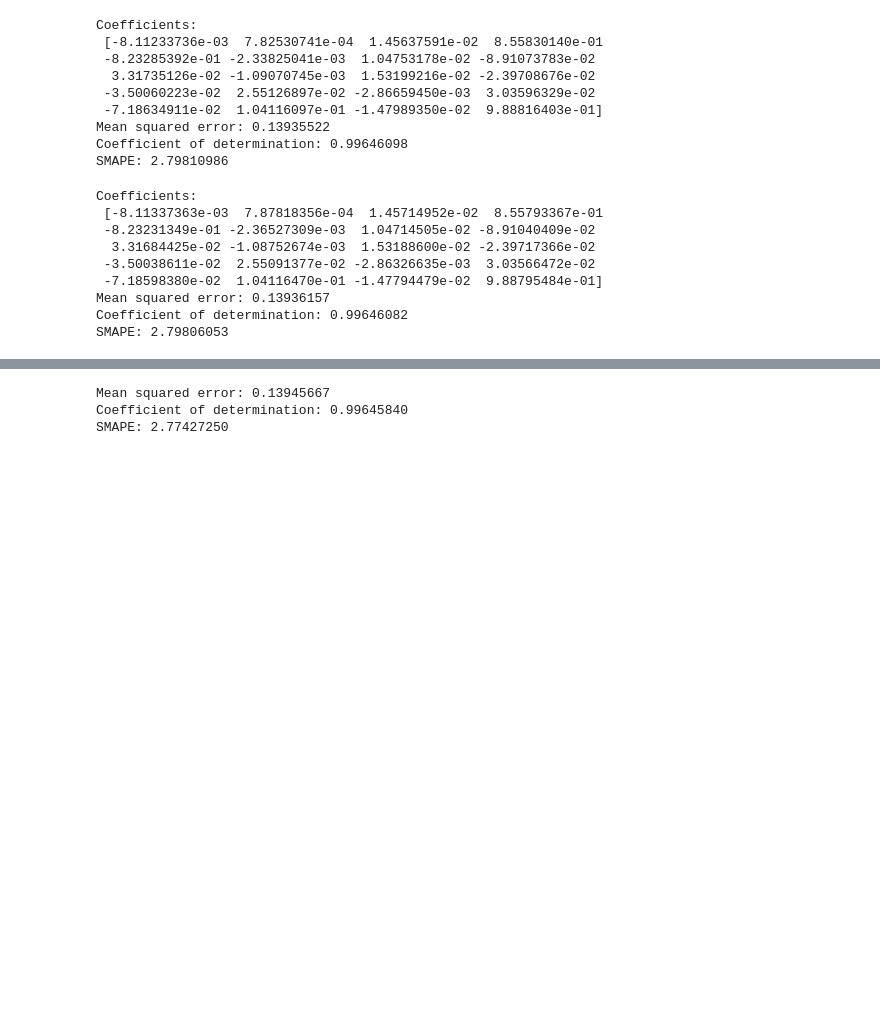
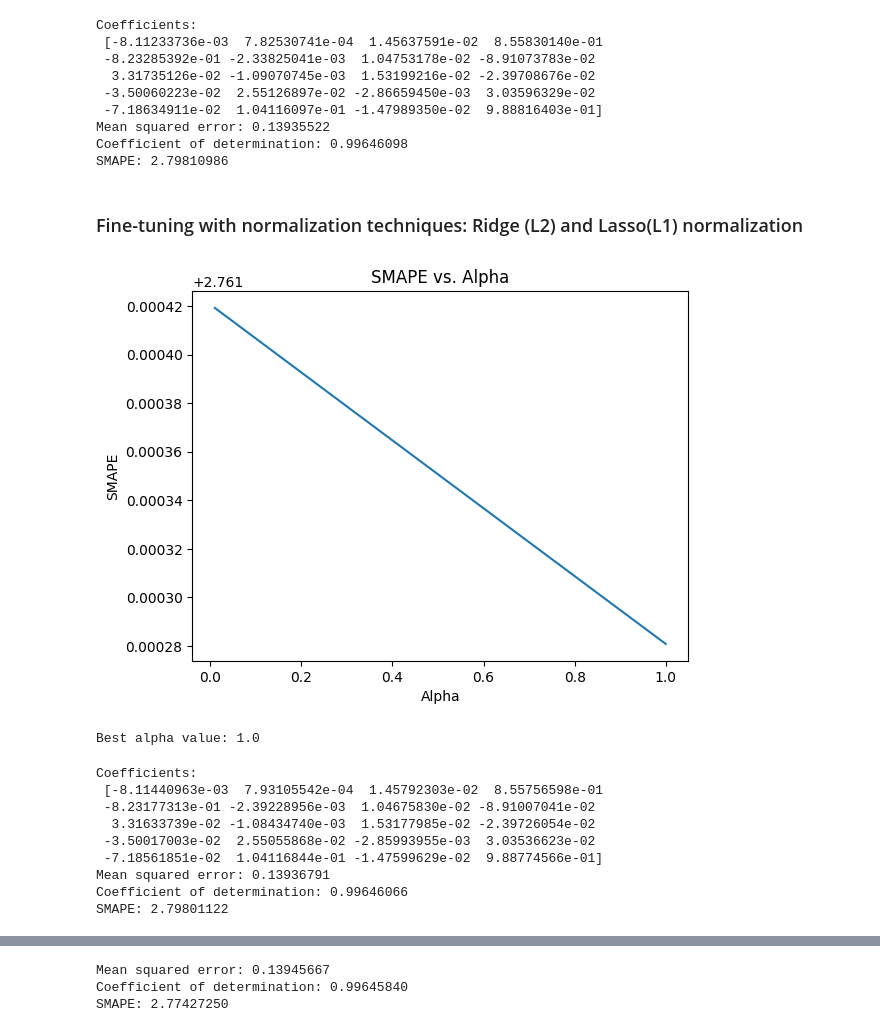
Before and after one commit to nic-hooper/microbusiness_density, a Jupyter notebook: checkpoint3.ipynb, the cells around one changed output, grey strips where cells are left out. Cells and saved outputs as stored; diff of their text form; code cells hidden in the pictures; blank space fills up the shorter version.

Commit message:
added linear regression fine tuning section with ridge and lasso gridsearchCV

```diff
--- a/checkpoint3.ipynb
+++ b/checkpoint3.ipynb
@@ -59,14 +51,47 @@ Coefficients:
 Mean squared error: 0.13935522
 Coefficient of determination: 0.99646098
 SMAPE: 2.79810986
+# %% [markdown]
+### Fine-tuning with normalization techniques: Ridge (L2) and Lasso(L1) normalization
+# %%
+# Grid search to find optimal values of alpha
+
+from sklearn.model_selection import GridSearchCV
+from sklearn.metrics import make_scorer
+
+gs_smape = make_scorer(smape, greater_is_better=False)
+
+alpha_values = np.arange(0.01,1.01,0.01)
+param_grid = {'alpha': alpha_values}
+
+gs_ridge = GridSearchCV(Ridge(),
+                        param_grid,
+                        scoring = gs_smape,
+                        cv = 5)
+gs_ridge.fit(X_train,y_train)
+
+# Extract alpha values and corresponding SMAPE scores
+alphas = gs_ridge.cv_results_['param_alpha'].data.astype(float)
+smape_scores = -gs_ridge.cv_results_['mean_test_score']
+
+# Plot the SMAPE scores vs. alpha values
+plt.plot(alphas, smape_scores)
+plt.xlabel('Alpha')
+plt.ylabel('SMAPE')
+plt.title('SMAPE vs. Alpha')
+plt.show()
+
+print("Best alpha value:", gs_ridge.best_params_['alpha'])
+# %% [output]
+[figure, added]
+Best alpha value: 1.0
 # %%
-# ridge regression
+# Ridge with optimal alpha
 
-clf = Ridge(alpha=0.5)
-clf.fit(X_train, y_train)
-y_pred_ridge = clf.predict(X_test)
-
-print("Coefficients: \n", clf.coef_)
+ridge = Ridge(alpha = gs_ridge.best_params_['alpha'])
+ridge.fit(X_train, y_train)
+y_pred_ridge = ridge.predict(X_test)
+print("Coefficients: \n", ridge.coef_)
 # The mean squared error
 print("Mean squared error: %.8f" % mean_squared_error(y_test, y_pred_ridge))
 # The coefficient of determination: 1 is perfect prediction
@@ -75,11 +100,11 @@ print("Coefficient of determination: %.8f" % r2_score(y_test, y_pred_ridge))
 print("SMAPE: %.8f" % smape(y_test, y_pred_ridge))
 # %% [output]
 Coefficients:
- [-8.11337363e-03  7.87818356e-04  1.45714952e-02  8.55793367e-01
- -8.23231349e-01 -2.36527309e-03  1.04714505e-02 -8.91040409e-02
-  3.31684425e-02 -1.08752674e-03  1.53188600e-02 -2.39717366e-02
- -3.50038611e-02  2.55091377e-02 -2.86326635e-03  3.03566472e-02
- -7.18598380e-02  1.04116470e-01 -1.47794479e-02  9.88795484e-01]
-Mean squared error: 0.13936157
-Coefficient of determination: 0.99646082
-SMAPE: 2.79806053
+ [-8.11440963e-03  7.93105542e-04  1.45792303e-02  8.55756598e-01
+ -8.23177313e-01 -2.39228956e-03  1.04675830e-02 -8.91007041e-02
+  3.31633739e-02 -1.08434740e-03  1.53177985e-02 -2.39726054e-02
+ -3.50017003e-02  2.55055868e-02 -2.85993955e-03  3.03536623e-02
+ -7.18561851e-02  1.04116844e-01 -1.47599629e-02  9.88774566e-01]
+Mean squared error: 0.13936791
+Coefficient of determination: 0.99646066
+SMAPE: 2.79801122
```
Also changed, not shown: parts of 8 cells of this notebook.
